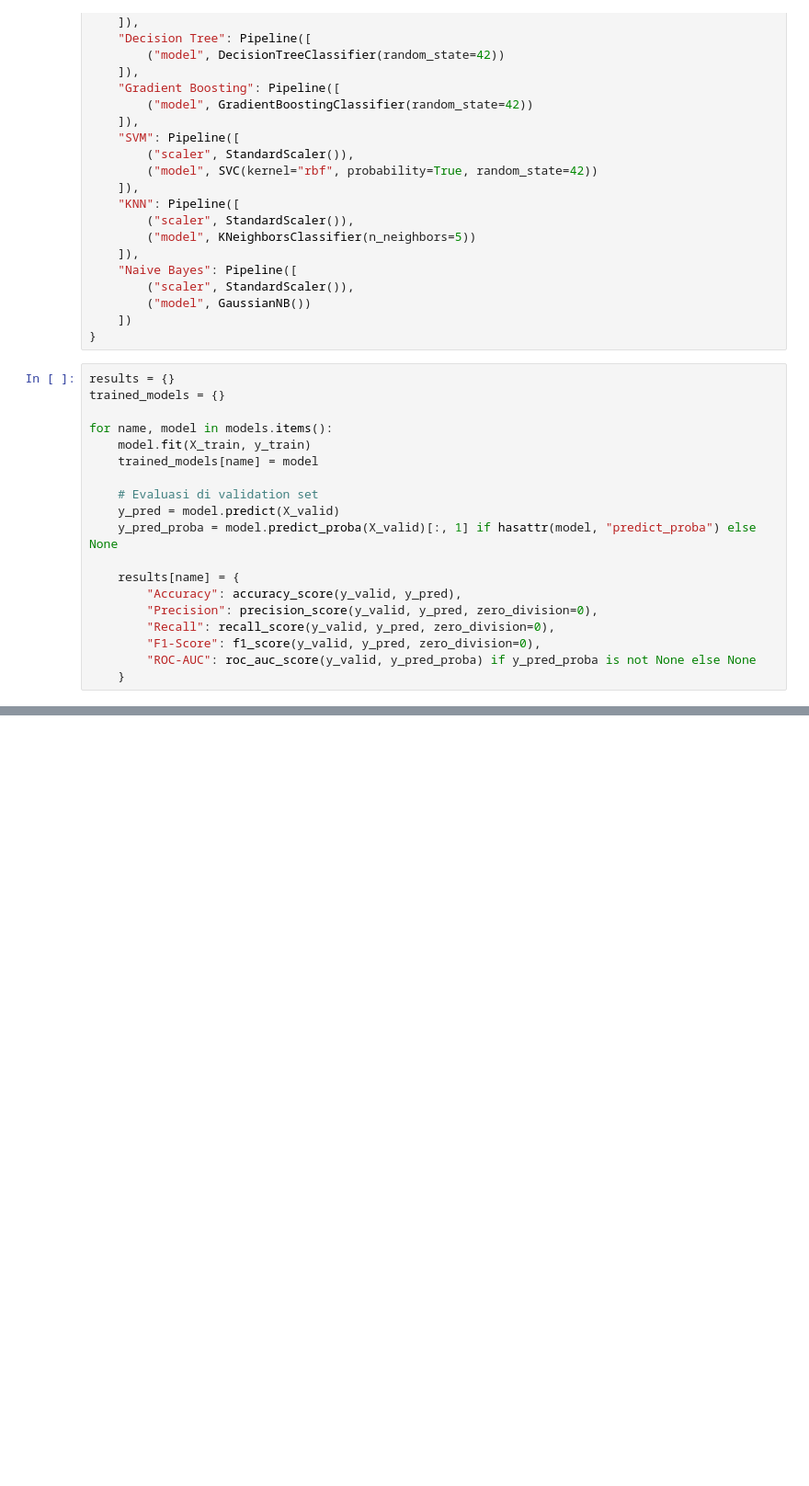
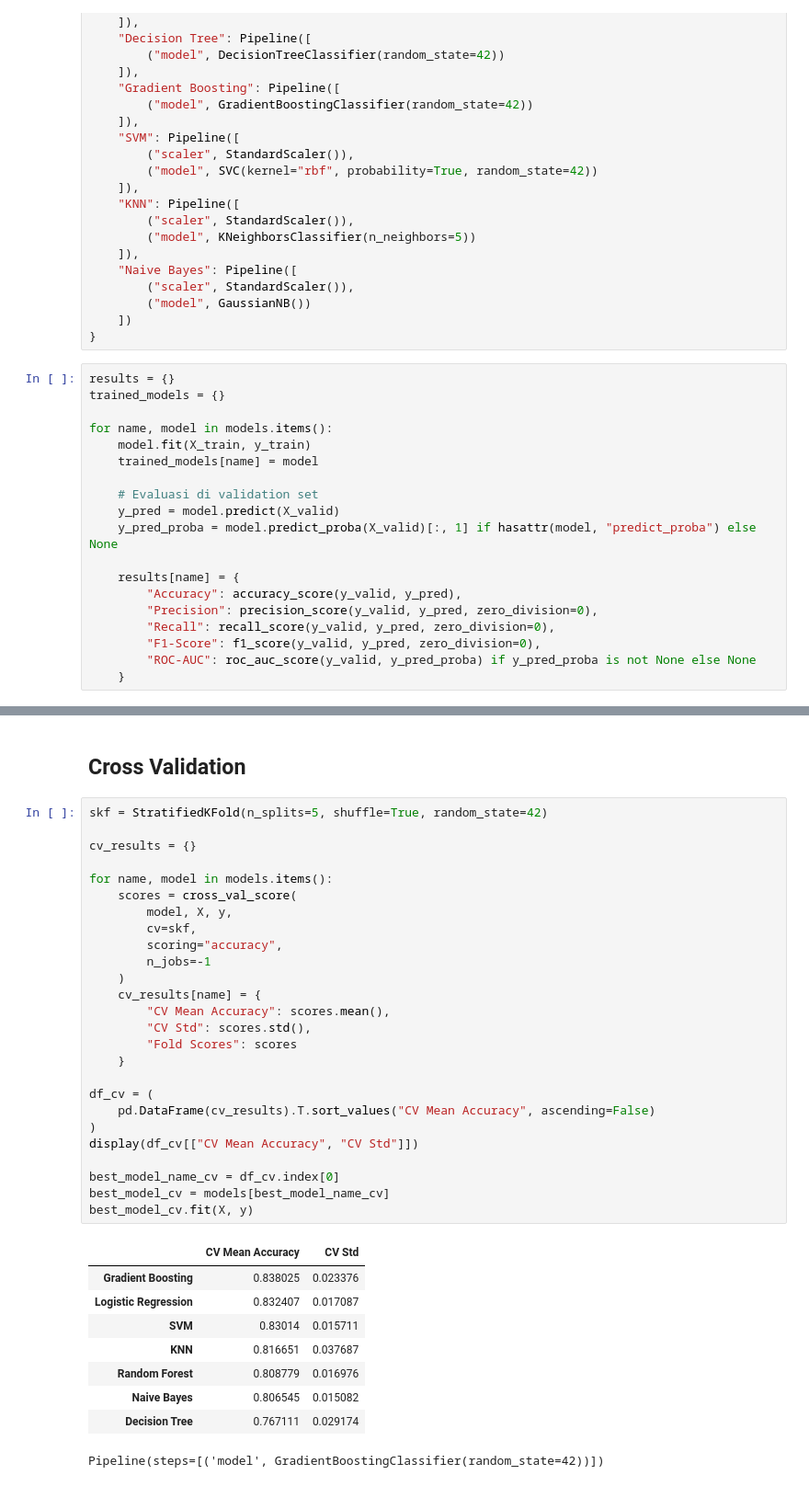
Before and after one commit to AkmalFazli27/Titanic-Prediction, a Jupyter notebook: notebook/titanic.ipynb, the cells around one changed output, grey strips where cells are left out. Shown at 92% size. Cells and saved outputs as stored; diff of their text form; blank space fills up the shorter version.

```diff
--- a/notebook/titanic.ipynb
+++ b/notebook/titanic.ipynb
@@ -396,0 +419,38 @@ pd.DataFrame(results).T.sort_values("Accuracy", ascending=False)
+# %% [markdown]
+## Cross Validation
+# %%
+skf = StratifiedKFold(n_splits=5, shuffle=True, random_state=42)
+
+cv_results = {}
+
+for name, model in models.items():
+    scores = cross_val_score(
+        model, X, y,
+        cv=skf,
+        scoring="accuracy",
+        n_jobs=-1
+    )
+    cv_results[name] = {
+        "CV Mean Accuracy": scores.mean(),
+        "CV Std": scores.std(),
+        "Fold Scores": scores
+    }
+
+df_cv = (
+    pd.DataFrame(cv_results).T.sort_values("CV Mean Accuracy", ascending=False)
+)
+display(df_cv[["CV Mean Accuracy", "CV Std"]])
+
+best_model_name_cv = df_cv.index[0]
+best_model_cv = models[best_model_name_cv]
+best_model_cv.fit(X, y)
+# %% [output]
+|  | CV Mean Accuracy | CV Std |
+| Gradient Boosting | 0.838025 | 0.023376 |
+| Logistic Regression | 0.832407 | 0.017087 |
+| SVM | 0.83014 | 0.015711 |
+| KNN | 0.816651 | 0.037687 |
+| Random Forest | 0.808779 | 0.016976 |
+| Naive Bayes | 0.806545 | 0.015082 |
+| Decision Tree | 0.767111 | 0.029174 |
+Pipeline(steps=[('model', GradientBoostingClassifier(random_state=42))])
```
Also changed, not shown: parts of 4 cells of this notebook.
